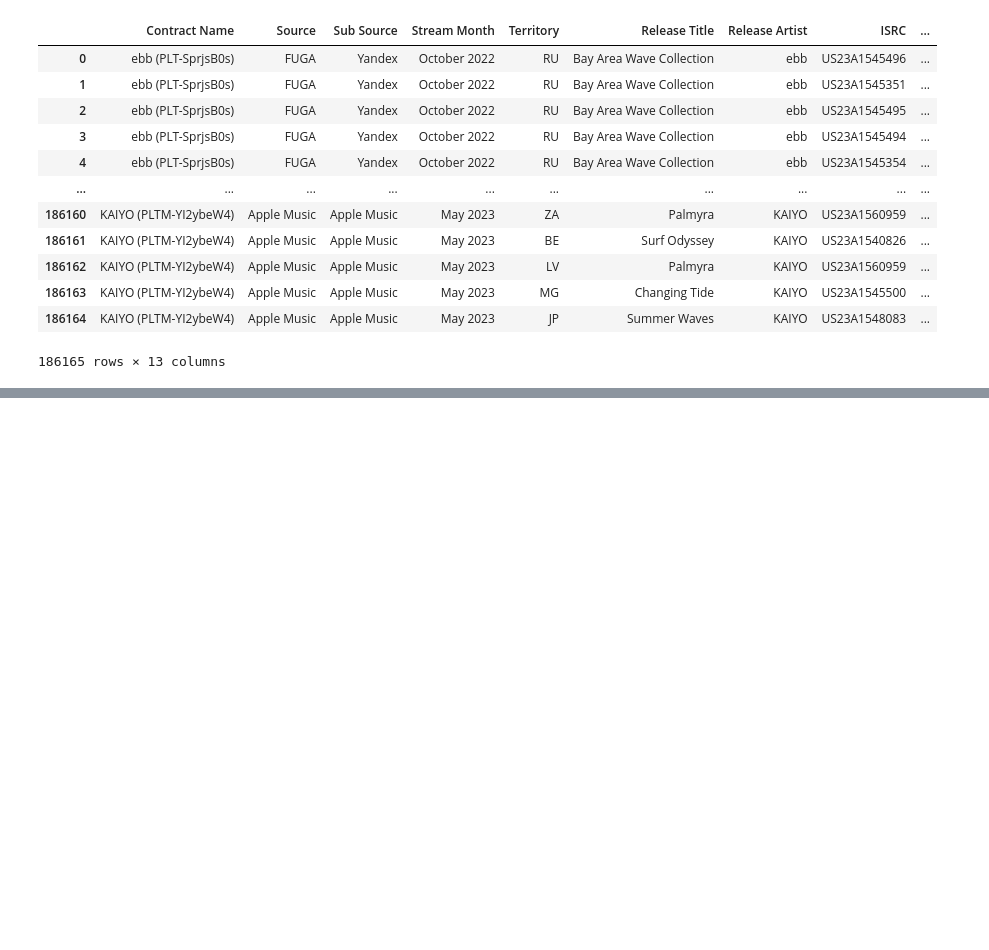
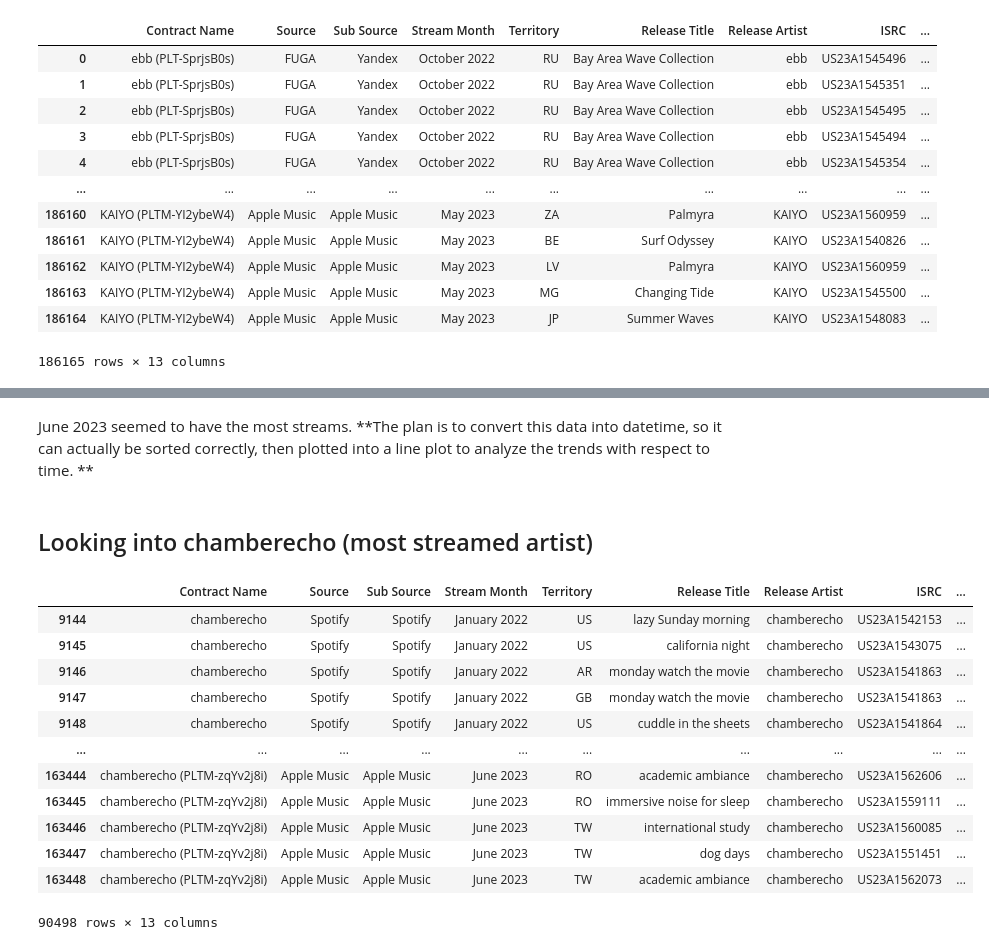
Before and after one commit to kloeyap/ybell-data-analysis, a Jupyter notebook: analysis/gen-analysis.ipynb, the cells around one changed output, grey strips where cells are left out. Cells and saved outputs as stored; diff of their text form; code cells hidden in the pictures; blank space fills up the shorter version.

Commit message:
Basic analysis on streaming platforms and specific artists

```diff
--- a/analysis/gen-analysis.ipynb
+++ b/analysis/gen-analysis.ipynb
@@ -21,0 +137,21 @@ data
+# %% [markdown]
+June 2023 seemed to have the most streams. **The plan is to convert this data into datetime, so it can actually be sorted correctly, then plotted into a line plot to analyze the trends with respect to time. **
+# %% [markdown]
+## Looking into chamberecho (most streamed artist)
+# %%
+chamberecho = data[data['Release Artist'] == 'chamberecho']
+chamberecho
+# %% [output]
+|  | Contract Name | Source | Sub Source | Stream Month | Territory | Release Title | Release Artist | ISRC | ... |
+| 9144 | chamberecho | Spotify | Spotify | January 2022 | US | lazy Sunday morning | chamberecho | US23A1542153 | ... |
+| 9145 | chamberecho | Spotify | Spotify | January 2022 | US | california night | chamberecho | US23A1543075 | ... |
+| 9146 | chamberecho | Spotify | Spotify | January 2022 | AR | monday watch the movie | chamberecho | US23A1541863 | ... |
+| 9147 | chamberecho | Spotify | Spotify | January 2022 | GB | monday watch the movie | chamberecho | US23A1541863 | ... |
+| 9148 | chamberecho | Spotify | Spotify | January 2022 | US | cuddle in the sheets | chamberecho | US23A1541864 | ... |
+| ... | ... | ... | ... | ... | ... | ... | ... | ... | ... |
+| 163444 | chamberecho (PLTM-zqYv2j8i) | Apple Music | Apple Music | June 2023 | RO | academic ambiance | chamberecho | US23A1562606 | ... |
+| 163445 | chamberecho (PLTM-zqYv2j8i) | Apple Music | Apple Music | June 2023 | RO | immersive noise for sleep | chamberecho | US23A1559111 | ... |
+| 163446 | chamberecho (PLTM-zqYv2j8i) | Apple Music | Apple Music | June 2023 | TW | international study | chamberecho | US23A1560085 | ... |
+| 163447 | chamberecho (PLTM-zqYv2j8i) | Apple Music | Apple Music | June 2023 | TW | dog days | chamberecho | US23A1551451 | ... |
+| 163448 | chamberecho (PLTM-zqYv2j8i) | Apple Music | Apple Music | June 2023 | TW | academic ambiance | chamberecho | US23A1562073 | ... |
+90498 rows × 13 columns
```
Also changed, not shown: parts of 9 cells of this notebook.
